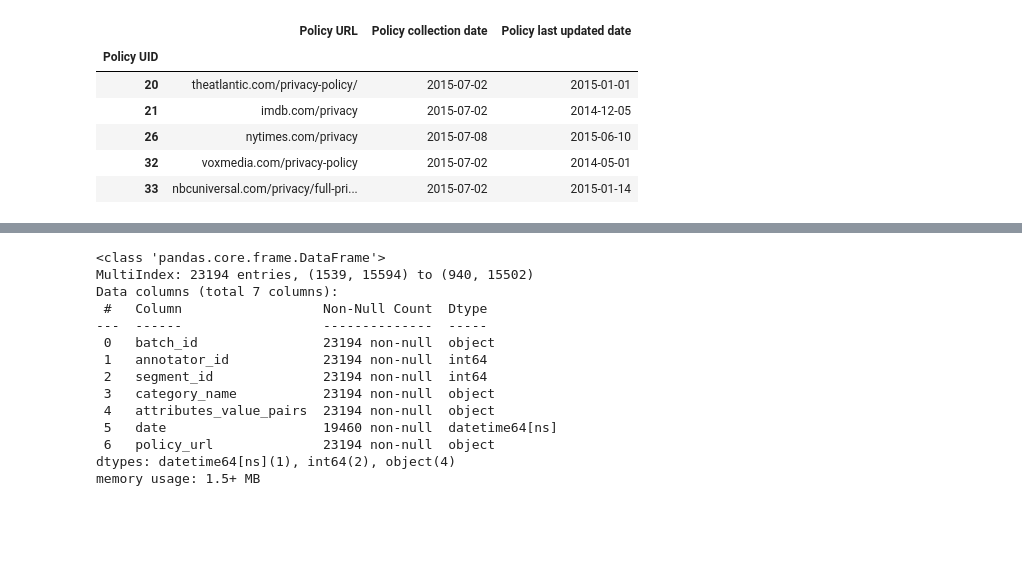
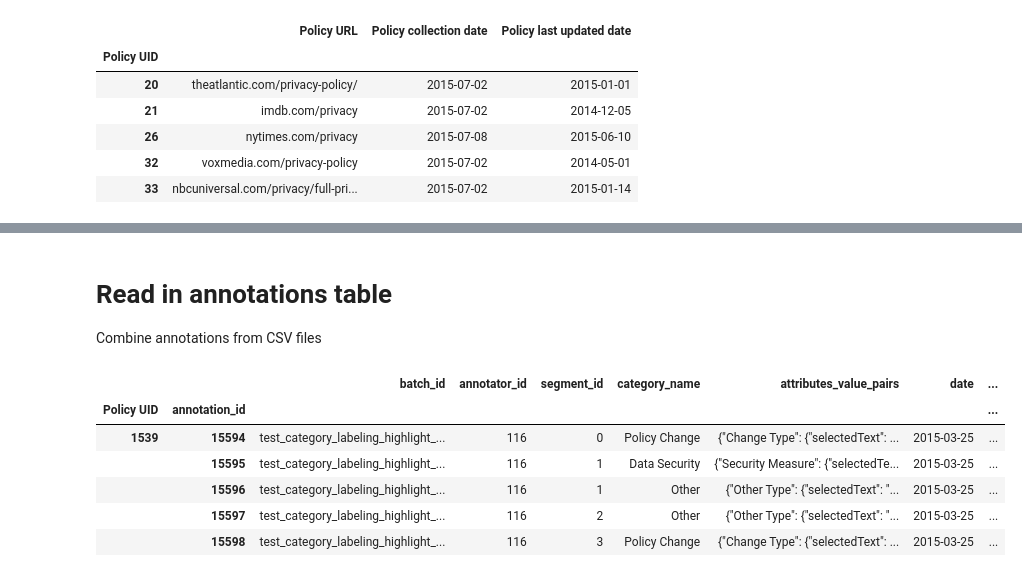
Before and after one commit to bachhvu/Policy-NLP, a Jupyter notebook: Loading_Data.ipynb, the cells around one changed output, grey strips where cells are left out. Cells and saved outputs as stored; diff of their text form; code cells hidden in the pictures; blank space fills up the shorter version.

```diff
--- a/Loading_Data.ipynb
+++ b/Loading_Data.ipynb
@@ -20,5 +28,5 @@ import time
 # %%
-sites = pd.read_csv('/content/drive/My Drive/OPP-115/OPP-115/documentation/websites_covered_opp115.csv',index_col=3,parse_dates=[4])
+sites = pd.read_csv('https://raw.githubusercontent.com/bachvu98/Policy-NLP/master/OPP-115_v1_0/OPP-115/documentation/websites_covered_opp115.csv',index_col=3,parse_dates=[4])
 sites.head()
 # %% [output]
 |  | Site UID | Site URL | Site Human-Readable Name | Site Check Date | In 115 Set? | Comments | Sectoral Data | ... |
@@ -128,3 +156,6 @@ sites.to_csv("/content/drive/My Drive/OPP-115/OPP-115/sites.csv")
+# %% [markdown]
+# Read in annotations table
+Combine annotations from CSV files
 # %%
 url = "/content/drive/My Drive/OPP-115/OPP-115/annotations/"
 files = [f for f in listdir(url) if f.endswith('.csv')]
@@ -156,23 +187,15 @@ for f in files:
 # %%
 annotations = pd.concat(ann_list,axis=0,keys=pids,names=['Policy UID','annotation_id'])
 annotations = annotations.drop('policy_id',axis=1)
+annotations.head()
+# %% [output]
+|  |  | batch_id | annotator_id | segment_id | category_name | attributes_value_pairs | date | ... |
+| Policy UID | annotation_id |  |  |  |  |  |  | ... |
+| 1539 | 15594 | test_category_labeling_highlight_... | 116 | 0 | Policy Change | {"Change Type": {"selectedText": ... | 2015-03-25 | ... |
+|  | 15595 | test_category_labeling_highlight_... | 116 | 1 | Data Security | {"Security Measure": {"selectedTe... | 2015-03-25 | ... |
+|  | 15596 | test_category_labeling_highlight_... | 116 | 1 | Other | {"Other Type": {"selectedText": "... | 2015-03-25 | ... |
+|  | 15597 | test_category_labeling_highlight_... | 116 | 2 | Other | {"Other Type": {"selectedText": "... | 2015-03-25 | ... |
+|  | 15598 | test_category_labeling_highlight_... | 116 | 3 | Policy Change | {"Change Type": {"selectedText": ... | 2015-03-25 | ... |
-# %%
-annotations.info()
-# %% [output]
-<class 'pandas.core.frame.DataFrame'>
-MultiIndex: 23194 entries, (1539, 15594) to (940, 15502)
-Data columns (total 7 columns):
- #   Column                  Non-Null Count  Dtype
----  ------                  --------------  -----
- 0   batch_id                23194 non-null  object
- 1   annotator_id            23194 non-null  int64
- 2   segment_id              23194 non-null  int64
- 3   category_name           23194 non-null  object
- 4   attributes_value_pairs  23194 non-null  object
- 5   date                    19460 non-null  datetime64[ns]
- 6   policy_url              23194 non-null  object
-dtypes: datetime64[ns](1), int64(2), object(4)
-memory usage: 1.5+ MB
 # %%
 attr_values = pd.DataFrame(data=None,columns=['annotation_id','start_idx','end_idx','attribute','text','value'])
 template = dict.fromkeys('startIndexInSegment endIndexInSegment selectedText value'.split())
```
Also changed, not shown: parts of 34 cells of this notebook.
